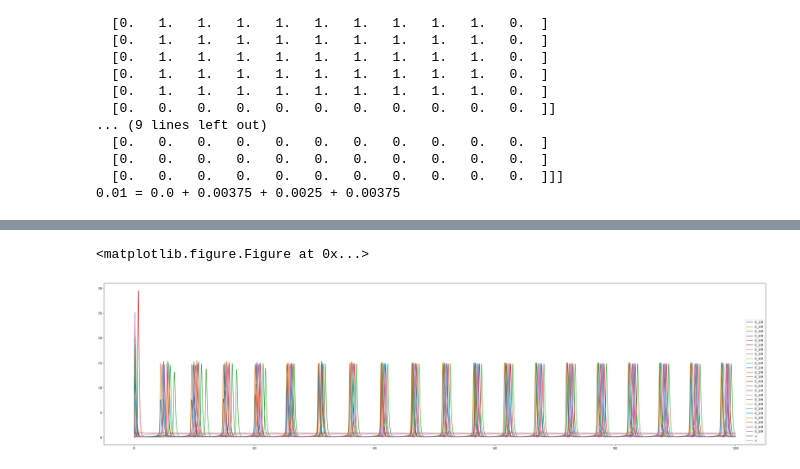
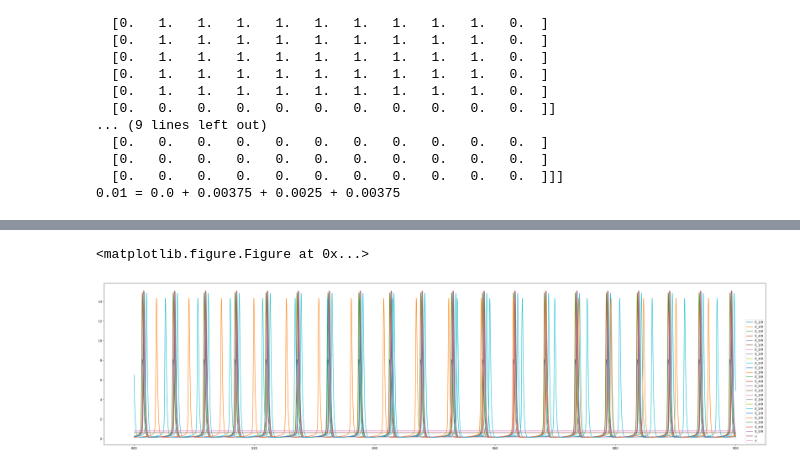
Before and after one commit to alpha-soliton/Dynamics, a Jupyter notebook: WorkingMemory/MEA_model/2d_grid_model_corner_deleted_ux_included_extcurrent_random_init/2d_grid_random_ini.ipynb, the cells around one changed output, grey strips where cells are left out. Drawn from its saved outputs; the diff is of its cells as text; code cells hidden in the pictures.

```diff
--- a/WorkingMemory/MEA_model/2d_grid_model_corner_deleted_ux_included_extcurrent_random_init/2d_grid_random_ini.ipynb
+++ b/WorkingMemory/MEA_model/2d_grid_model_corner_deleted_ux_included_extcurrent_random_init/2d_grid_random_ini.ipynb
@@ -362,5 +339,5 @@ for i in range(10):
 # %%
-plot_results(300, 0, 100)
+plot_results(300, 800, 900)
 # %% [output]
 <matplotlib.figure.Figure at 0x...>
-[figure, old version]
+[figure, new version]
```
Also changed, not shown: parts of 7 cells of this notebook, 1 other file.
